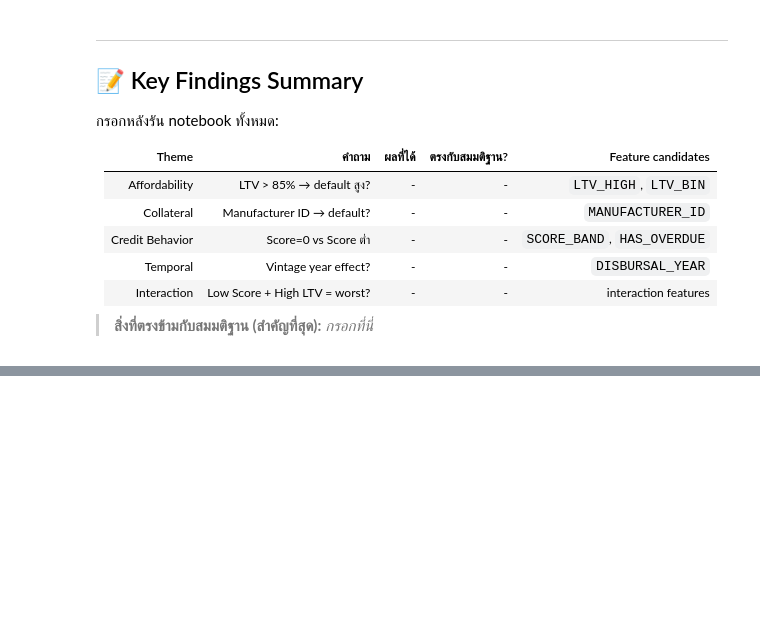
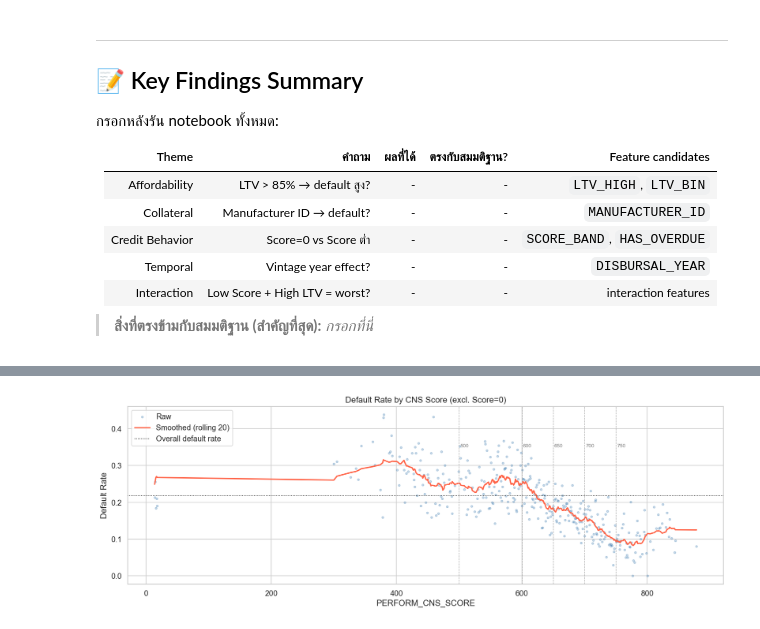
Before and after one commit to holmfaust/vehicle-loan-default-prediction, a Jupyter notebook: notebooks/01_EDA.ipynb, the cells around one changed output, grey strips where cells are left out. Saved outputs shown, nothing was run; the diff lists cells and outputs as text; code cells hidden in the pictures; blank space fills up the shorter version.

```diff
--- a/notebooks/01_EDA.ipynb
+++ b/notebooks/01_EDA.ipynb
@@ -701,0 +1059,6 @@ Default Rate by Document Count:
+# %%
+score_dr = (df.groupby("PERFORM_CNS_SCORE")
+              .agg(default_rate=("LOAN_DEFAULT", "mean"), n=("LOAN_DEFAULT", "count"))
+              .reset_index()
+              .query("n >= 50"))
+score_dr
@@ -701,0 +1079,32 @@ Default Rate by Document Count:
+# %%
+# smoothing ก่อนเพื่อหา natural break
+# กรองเฉพาะ score > 0 และมี sample พอ
+score_clean = score_dr[score_dr["PERFORM_CNS_SCORE"] > 0].copy()
+
+# rolling average เพื่อลด noise
+score_clean["dr_smooth"] = (
+    score_clean.set_index("PERFORM_CNS_SCORE")["default_rate"]
+    .rolling(window=20, center=True, min_periods=5)
+    .mean()
+    .values
+)
+
+fig, ax = plt.subplots(figsize=(14, 5))
+ax.scatter(score_clean["PERFORM_CNS_SCORE"], score_clean["default_rate"],
+           alpha=0.3, s=10, color="steelblue", label="Raw")
+ax.plot(score_clean["PERFORM_CNS_SCORE"], score_clean["dr_smooth"],
+        color="tomato", linewidth=2, label="Smoothed (rolling 20)")
+
+# ลาก reference lines ที่ candidate thresholds
+for cutoff in [500, 600, 650, 700, 750]:
+    ax.axvline(cutoff, color="gray", linestyle="--", linewidth=0.8, alpha=0.7)
+    ax.text(cutoff + 2, 0.35, str(cutoff), fontsize=8, color="gray")
+
+ax.axhline(0.2171, color="black", linestyle=":", linewidth=1, label="Overall default rate")
+ax.set_title("Default Rate by CNS Score (excl. Score=0)")
+ax.set_xlabel("PERFORM_CNS_SCORE")
+ax.set_ylabel("Default Rate")
+ax.legend()
+plt.tight_layout(); plt.show()
+# %% [output]
+[figure, added]
```
Also changed, not shown: parts of 22 cells of this notebook.
